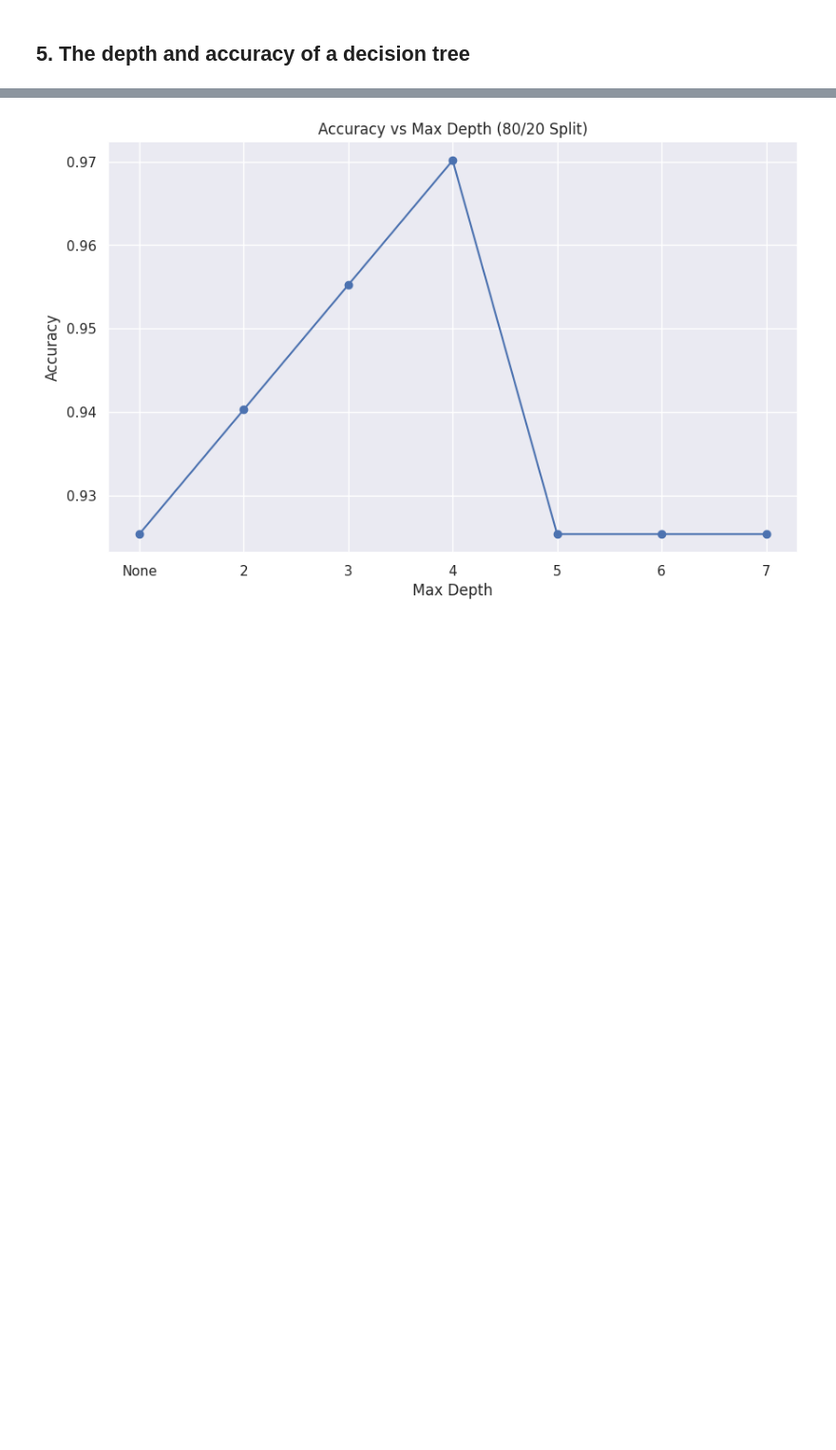
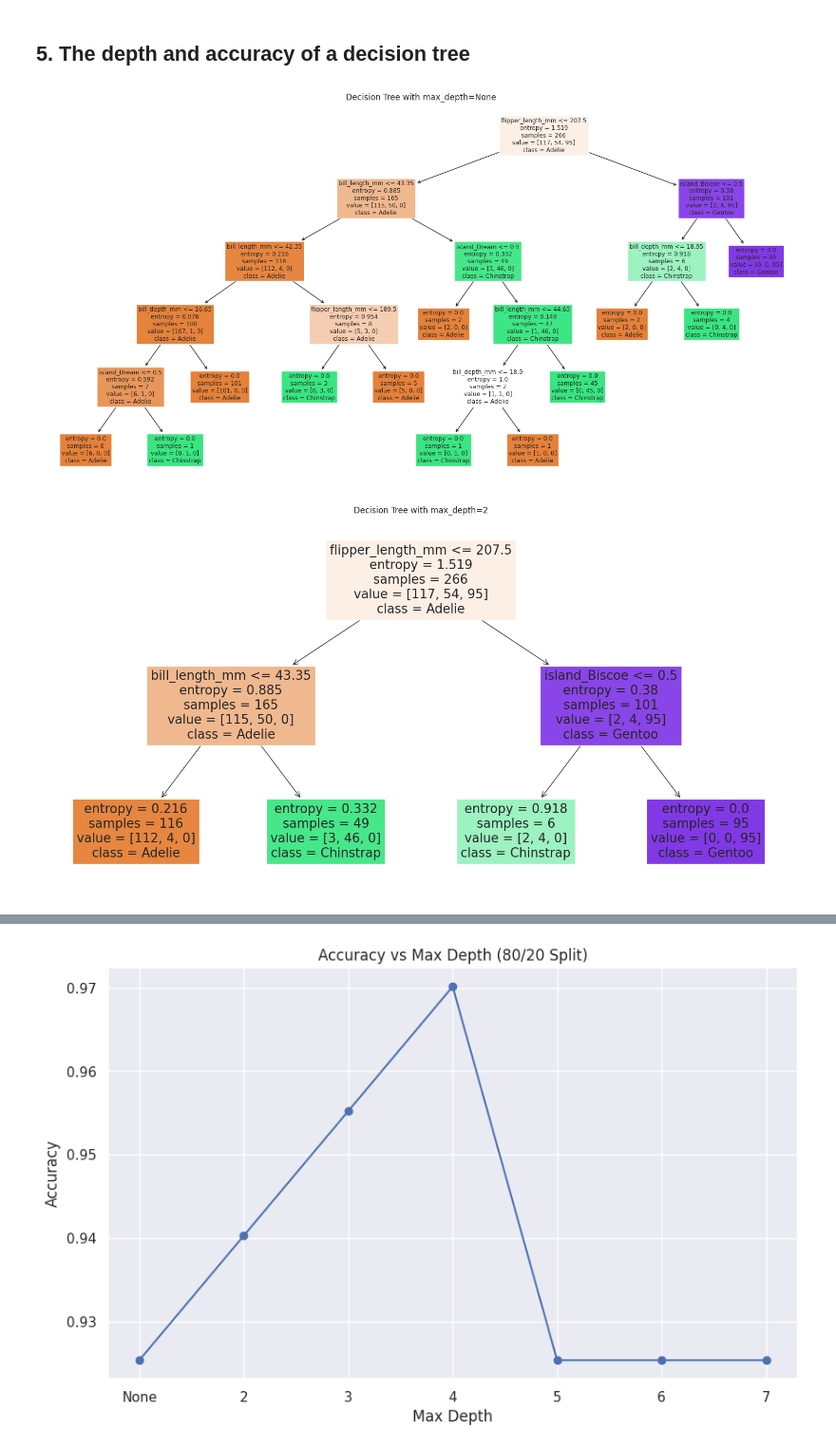
Before and after one commit to pqkkkkk/DecisionTree, a Jupyter notebook: penguins.ipynb, the cells around one changed output, grey strips where cells are left out. Shown at 95% size. Drawn from its saved outputs; the diff is of its cells as text; code cells hidden in the pictures; blank space fills up the shorter version.

```diff
--- a/penguins.ipynb
+++ b/penguins.ipynb
@@ -103,7 +103,7 @@ outputRatio_dir = os.path.join(os.getcwd(), "png", "penguins", "ratio")
 os.makedirs(outputRatio_dir, exist_ok=True)
 
 for ratio, clf in clfs.items():
-    ratio_str = f"{int(ratio*100)}_{int((1 - ratio)*100)}"
+    ratio_str = f"{round(ratio*100)}_{round((1 - ratio)*100)}"
 
     plt.figure(figsize=(28, 20))
     plot_tree(
@@ -272,7 +272,15 @@ accuracies = []
 # %%
 for depth in depths:
     clf = DecisionTreeClassifier(criterion='entropy', max_depth=depth, random_state=42)
     clf.fit(feature_train, label_train)
     y_pred = clf.predict(feature_test)
     acc = accuracy_score(label_test, y_pred)
     accuracies.append(acc)
+
+    plt.figure(figsize=(20,10))
+    plot_tree(clf, feature_names=X.columns, class_names=['Adelie', 'Chinstrap', 'Gentoo'], filled=True)
+    plt.title(f"Decision Tree with max_depth={depth}")
+    plt.show()
+# %% [output]
+[figure, added]
+[figure, added]
```
Also changed, not shown: parts of 1 cell of this notebook.
